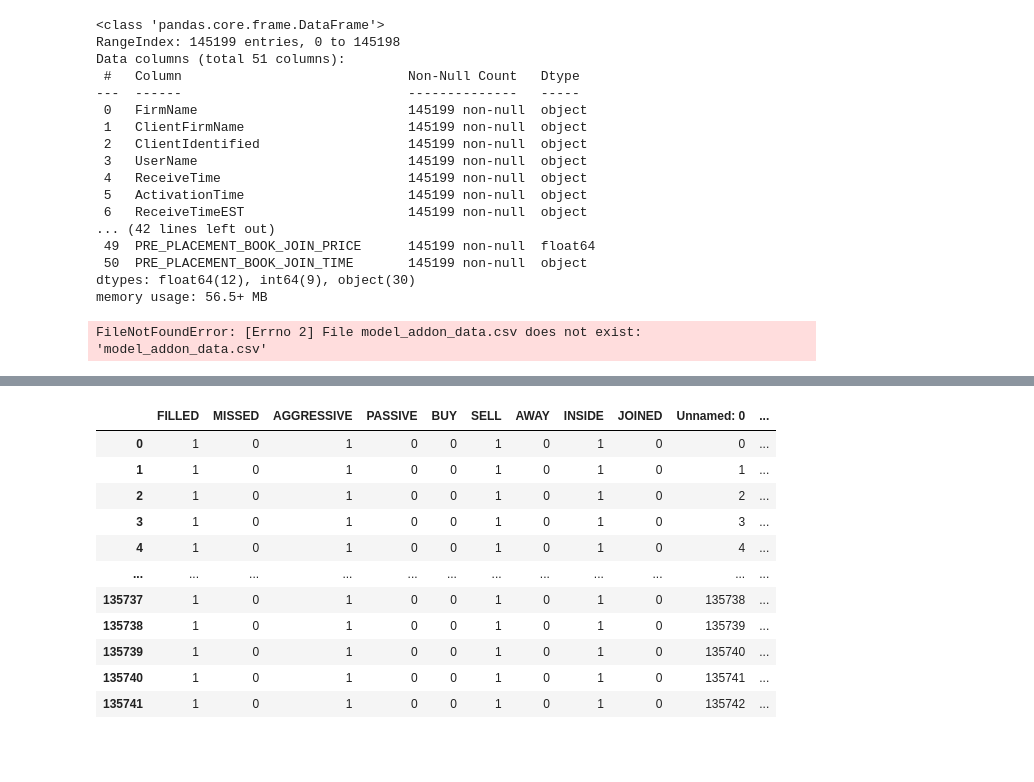
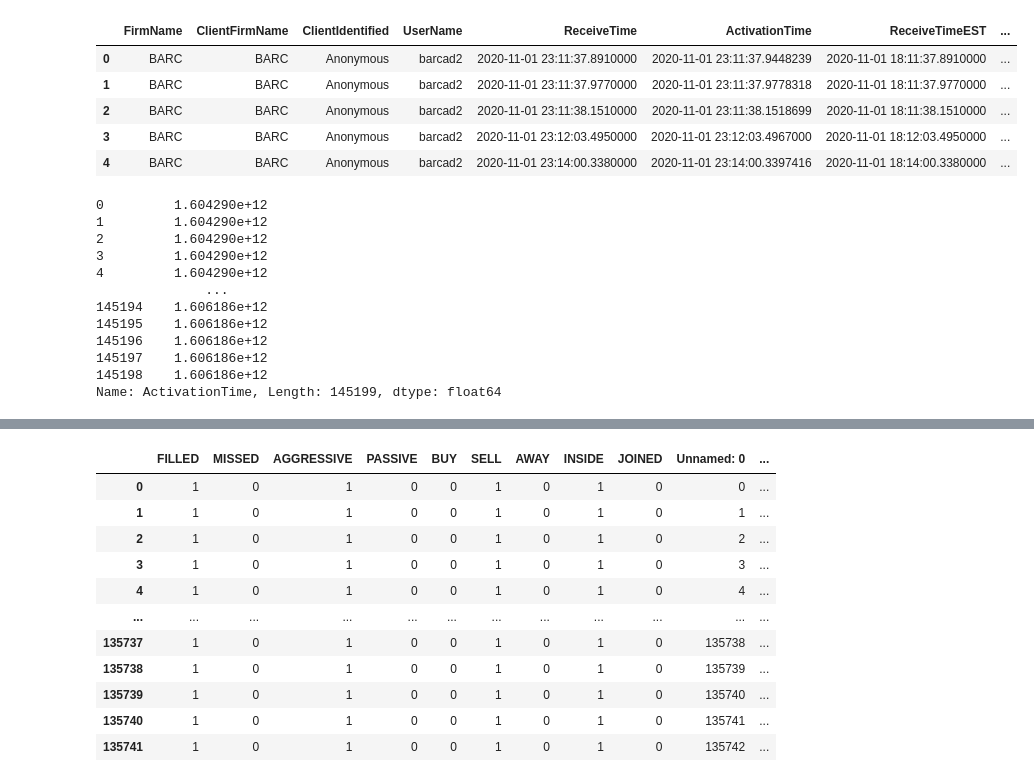
Before and after one commit to denisdunn/curex_group, a Jupyter notebook: miss_fill_models-Copy2.ipynb, the cells around one changed output, grey strips where cells are left out. Drawn from its saved outputs; the diff is of its cells as text; code cells hidden in the pictures; blank space fills up the shorter version.

```diff
--- a/miss_fill_models-Copy2.ipynb
+++ b/miss_fill_models-Copy2.ipynb
@@ -39,35 +39,35 @@ test_data = pd.read_csv(r"S:\Data Analytics Group\FillsAndMissesStudy\Csv_From_S
 # %%
 df = pd.read_csv(r"C:\Users\ddunn.CUREXCURRENCY\Desktop\denis_set.csv")
 # %%
-test_data.info()
+test_data.head()
 # %% [output]
-<class 'pandas.core.frame.DataFrame'>
-RangeIndex: 145199 entries, 0 to 145198
-Data columns (total 51 columns):
- #   Column                             Non-Null Count   Dtype
----  ------                             --------------   -----
- 0   FirmName                           145199 non-null  object
- 1   ClientFirmName                     145199 non-null  object
- 2   ClientIdentified                   145199 non-null  object
- 3   UserName                           145199 non-null  object
- 4   ReceiveTime                        145199 non-null  object
- 5   ActivationTime                     145199 non-null  object
- 6   ReceiveTimeEST                     145199 non-null  object
-... (42 lines left out)
- 49  PRE_PLACEMENT_BOOK_JOIN_PRICE      145199 non-null  float64
- 50  PRE_PLACEMENT_BOOK_JOIN_TIME       145199 non-null  object
-dtypes: float64(12), int64(9), object(30)
-memory usage: 56.5+ MB
+|  | FirmName | ClientFirmName | ClientIdentified | UserName | ReceiveTime | ActivationTime | ReceiveTimeEST | ... |
+| 0 | BARC | BARC | Anonymous | barcad2 | 2020-11-01 23:11:37.8910000 | 2020-11-01 23:11:37.9448239 | 2020-11-01 18:11:37.8910000 | ... |
+| 1 | BARC | BARC | Anonymous | barcad2 | 2020-11-01 23:11:37.9770000 | 2020-11-01 23:11:37.9778318 | 2020-11-01 18:11:37.9770000 | ... |
+| 2 | BARC | BARC | Anonymous | barcad2 | 2020-11-01 23:11:38.1510000 | 2020-11-01 23:11:38.1518699 | 2020-11-01 18:11:38.1510000 | ... |
+| 3 | BARC | BARC | Anonymous | barcad2 | 2020-11-01 23:12:03.4950000 | 2020-11-01 23:12:03.4967000 | 2020-11-01 18:12:03.4950000 | ... |
+| 4 | BARC | BARC | Anonymous | barcad2 | 2020-11-01 23:14:00.3380000 | 2020-11-01 23:14:00.3397416 | 2020-11-01 18:14:00.3380000 | ... |
-# %%
-add = pd.read_csv(r'model_addon_data.csv')
-# %% [output]
-FileNotFoundError: [Errno 2] File model_addon_data.csv does not exist: 'model_addon_data.csv'
 # %%
 #test_df = pd.read_csv(r"S:\Data Analytics Group\FillsAndMissesStudy\Csv_From_SQL_Server\November_2020\fils_and_misses_nov_2020.csv")
 # %%
 test_df= pd.read_csv('tob_test_set.csv')
 # %%
 metrics = pd.read_csv(r"C:\Users\ddunn.CUREXCURRENCY\Desktop\Denis_metrics.csv")
+# %%
+test_data['ActivationTime'].apply(lambda x: change_time(x))
+# %% [output]
+0         1.604290e+12
+1         1.604290e+12
+2         1.604290e+12
+3         1.604290e+12
+4         1.604290e+12
+              ...
+145194    1.606186e+12
+145195    1.606186e+12
+145196    1.606186e+12
+145197    1.606186e+12
+145198    1.606186e+12
+Name: ActivationTime, Length: 145199, dtype: float64
 # %%
 import time
 from datetime import datetime
```
Also changed, not shown: parts of 1 cell of this notebook.
